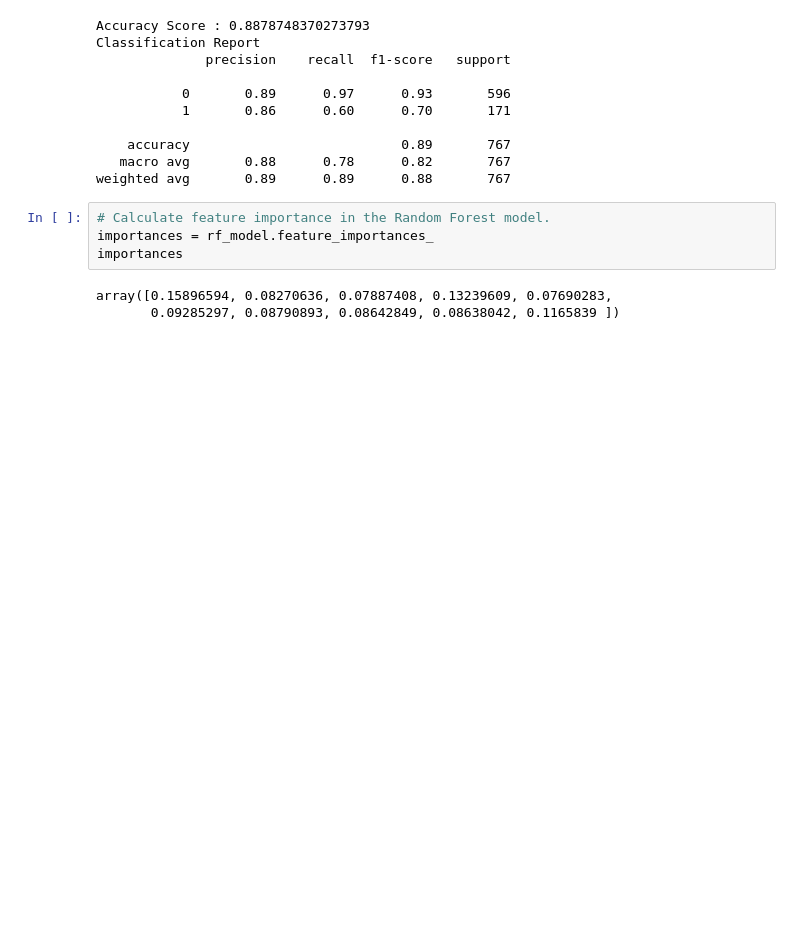
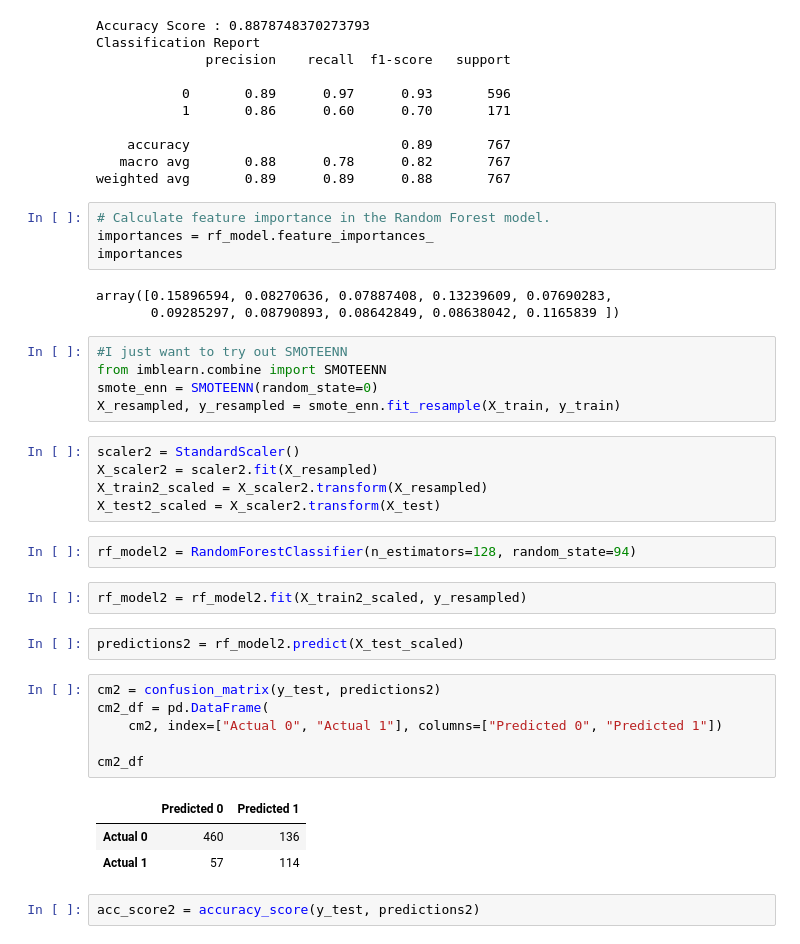
Before and after one commit to patgilch17/Group1FinalProject, a Jupyter notebook: Patrick/Resources/RandomForestGroupProject.ipynb, the cells around one changed output. Cells and saved outputs as stored; diff of their text form; blank space fills up the shorter version.

Commit message:
Added Smoteenn

```diff
--- a/Patrick/Resources/RandomForestGroupProject.ipynb
+++ b/Patrick/Resources/RandomForestGroupProject.ipynb
@@ -204,3 +216,31 @@ importances
 # %% [output]
 array([0.15896594, 0.08270636, 0.07887408, 0.13239609, 0.07690283,
        0.09285297, 0.08790893, 0.08642849, 0.08638042, 0.1165839 ])
+# %%
+#I just want to try out SMOTEENN
+from imblearn.combine import SMOTEENN
+smote_enn = SMOTEENN(random_state=0)
+X_resampled, y_resampled = smote_enn.fit_resample(X_train, y_train)
+# %%
+scaler2 = StandardScaler()
+X_scaler2 = scaler2.fit(X_resampled)
+X_train2_scaled = X_scaler2.transform(X_resampled)
+X_test2_scaled = X_scaler2.transform(X_test)
+# %%
+rf_model2 = RandomForestClassifier(n_estimators=128, random_state=94)
+# %%
+rf_model2 = rf_model2.fit(X_train2_scaled, y_resampled)
+# %%
+predictions2 = rf_model2.predict(X_test_scaled)
+# %%
+cm2 = confusion_matrix(y_test, predictions2)
+cm2_df = pd.DataFrame(
+    cm2, index=["Actual 0", "Actual 1"], columns=["Predicted 0", "Predicted 1"])
+
+cm2_df
+# %% [output]
+|  | Predicted 0 | Predicted 1 |
+| Actual 0 | 460 | 136 |
+| Actual 1 | 57 | 114 |
+# %%
+acc_score2 = accuracy_score(y_test, predictions2)
```
Also changed, not shown: parts of 4 cells of this notebook.
